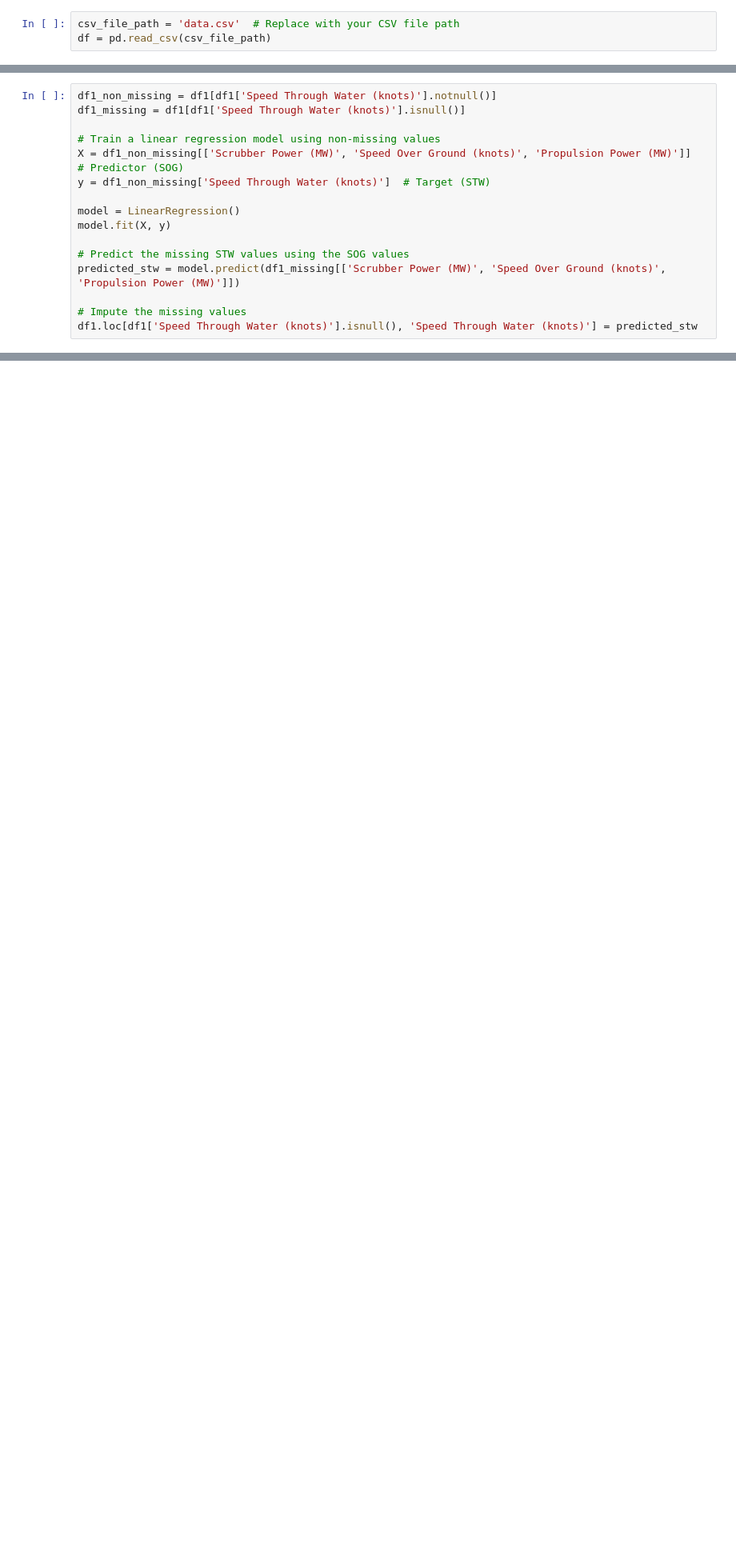
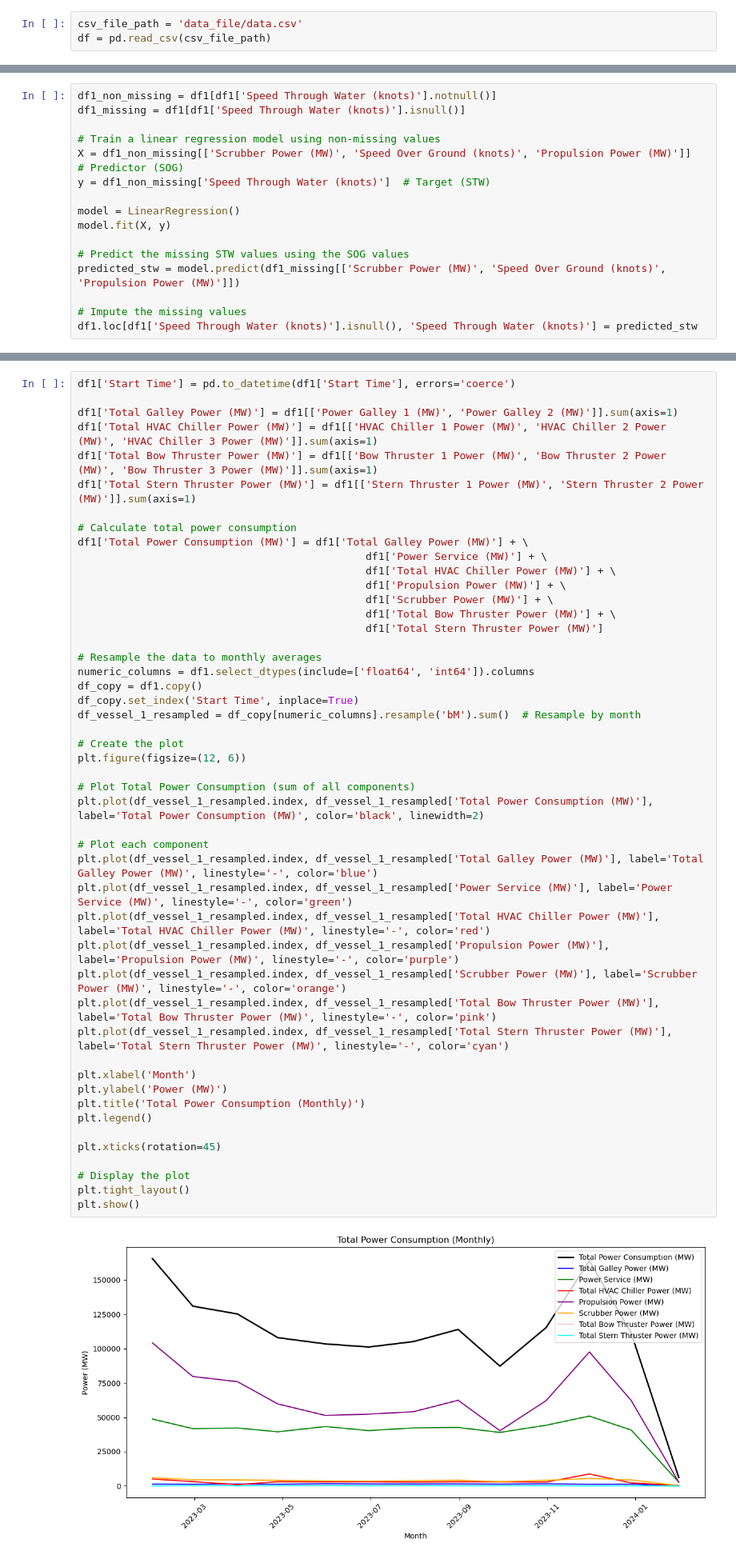
Before and after one commit to keertisuryawanshi/Feet_Energy_Analysis, a Jupyter notebook: TUI_Cruises.ipynb, the cells around one changed output, grey strips where cells are left out. Shown at 80% size. Cells and saved outputs as stored; diff of their text form; blank space fills up the shorter version.

```diff
--- a/TUI_Cruises.ipynb
+++ b/TUI_Cruises.ipynb
@@ -10,7 +10,7 @@ pd.set_option('display.max_columns',100)
 # %% [markdown]
 ### READING THE FILE
 # %%
-csv_file_path = 'data.csv'  # Replace with your CSV file path
+csv_file_path = 'data_file/data.csv'
 df = pd.read_csv(csv_file_path)
 # %% [markdown]
 ### TYPE CASTING THE START AND END TIME COLUMNS TO DATETIME FORMAT
@@ -89,0 +117,50 @@ df1.to_excel('vessel1_data.xlsx', index = False)
+# %%
+df1['Start Time'] = pd.to_datetime(df1['Start Time'], errors='coerce')
+
+df1['Total Galley Power (MW)'] = df1[['Power Galley 1 (MW)', 'Power Galley 2 (MW)']].sum(axis=1)
+df1['Total HVAC Chiller Power (MW)'] = df1[['HVAC Chiller 1 Power (MW)', 'HVAC Chiller 2 Power (MW)', 'HVAC Chiller 3 Power (MW)']].sum(axis=1)
+df1['Total Bow Thruster Power (MW)'] = df1[['Bow Thruster 1 Power (MW)', 'Bow Thruster 2 Power (MW)', 'Bow Thruster 3 Power (MW)']].sum(axis=1)
+df1['Total Stern Thruster Power (MW)'] = df1[['Stern Thruster 1 Power (MW)', 'Stern Thruster 2 Power (MW)']].sum(axis=1)
+
+# Calculate total power consumption
+df1['Total Power Consumption (MW)'] = df1['Total Galley Power (MW)'] + \
+                                              df1['Power Service (MW)'] + \
+                                              df1['Total HVAC Chiller Power (MW)'] + \
+                                              df1['Propulsion Power (MW)'] + \
+                                              df1['Scrubber Power (MW)'] + \
+                                              df1['Total Bow Thruster Power (MW)'] + \
+                                              df1['Total Stern Thruster Power (MW)']
+
+# Resample the data to monthly averages
+numeric_columns = df1.select_dtypes(include=['float64', 'int64']).columns
+df_copy = df1.copy()
+df_copy.set_index('Start Time', inplace=True)
+df_vessel_1_resampled = df_copy[numeric_columns].resample('bM').sum()  # Resample by month
+
+# Create the plot
+plt.figure(figsize=(12, 6))
+
+# Plot Total Power Consumption (sum of all components)
+plt.plot(df_vessel_1_resampled.index, df_vessel_1_resampled['Total Power Consumption (MW)'], label='Total Power Consumption (MW)', color='black', linewidth=2)
+
+# Plot each component
+plt.plot(df_vessel_1_resampled.index, df_vessel_1_resampled['Total Galley Power (MW)'], label='Total Galley Power (MW)', linestyle='-', color='blue')
+plt.plot(df_vessel_1_resampled.index, df_vessel_1_resampled['Power Service (MW)'], label='Power Service (MW)', linestyle='-', color='green')
+plt.plot(df_vessel_1_resampled.index, df_vessel_1_resampled['Total HVAC Chiller Power (MW)'], label='Total HVAC Chiller Power (MW)', linestyle='-', color='red')
+plt.plot(df_vessel_1_resampled.index, df_vessel_1_resampled['Propulsion Power (MW)'], label='Propulsion Power (MW)', linestyle='-', color='purple')
+plt.plot(df_vessel_1_resampled.index, df_vessel_1_resampled['Scrubber Power (MW)'], label='Scrubber Power (MW)', linestyle='-', color='orange')
+plt.plot(df_vessel_1_resampled.index, df_vessel_1_resampled['Total Bow Thruster Power (MW)'], label='Total Bow Thruster Power (MW)', linestyle='-', color='pink')
+plt.plot(df_vessel_1_resampled.index, df_vessel_1_resampled['Total Stern Thruster Power (MW)'], label='Total Stern Thruster Power (MW)', linestyle='-', color='cyan')
+
+plt.xlabel('Month')
+plt.ylabel('Power (MW)')
+plt.title('Total Power Consumption (Monthly)')
+plt.legend()
+
+plt.xticks(rotation=45)
+
+# Display the plot
+plt.tight_layout()
+plt.show()
+# %% [output]
+[figure, added]
```
Also changed, not shown: parts of 61 cells of this notebook.
